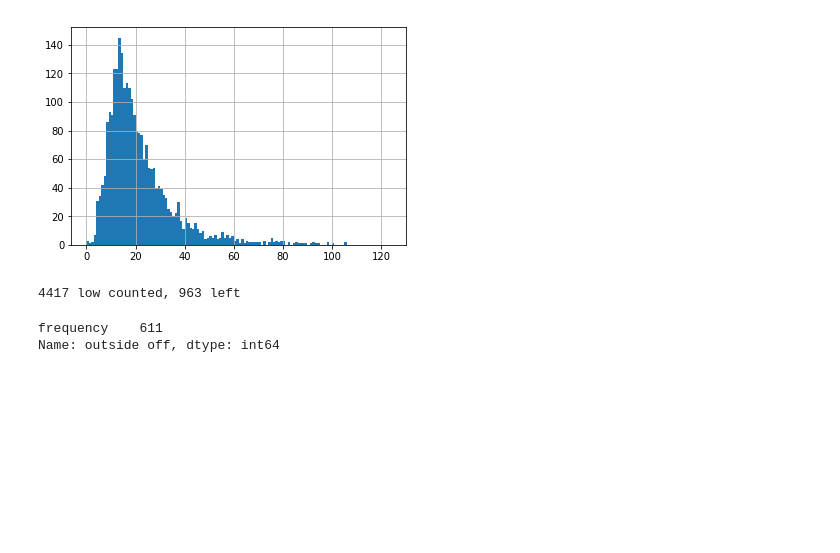
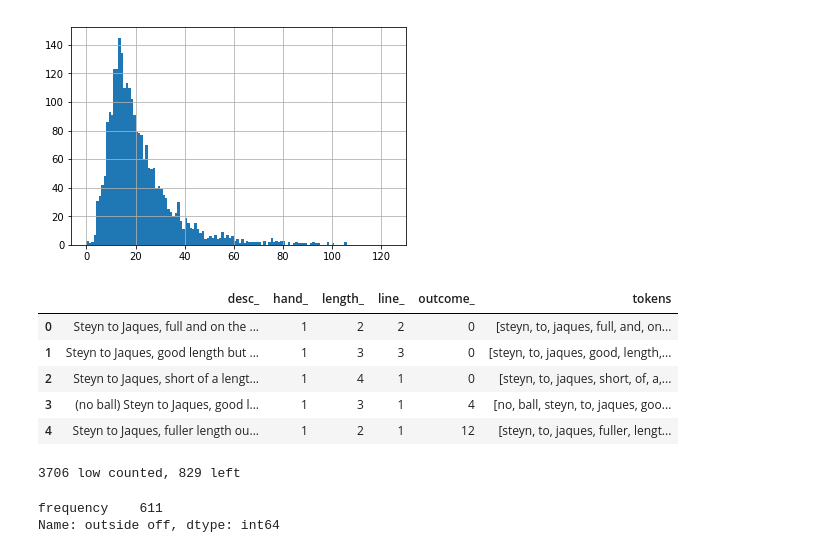
Before and after one commit to rohit11may/cricket-commentary-analysis, a Jupyter notebook: nlp_labelling_tfidf.ipynb, the cells around one changed output. Cells and saved outputs as stored; diff of their text form; code cells hidden in the pictures; blank space fills up the shorter version.

```diff
--- a/nlp_labelling_tfidf.ipynb
+++ b/nlp_labelling_tfidf.ipynb
@@ -104,3 +104,12 @@ lens.hist(bins=[x for x in range(125)])
 # %% [output]
 <matplotlib.axes._subplots.AxesSubplot at 0x...>
 [figure]
+# %%
+df.head()
+# %% [output]
+|  | desc_ | hand_ | length_ | line_ | outcome_ | tokens |
+| 0 | Steyn to Jaques, full and on the ... | 1 | 2 | 2 | 0 | [steyn, to, jaques, full, and, on... |
+| 1 | Steyn to Jaques, good length but ... | 1 | 3 | 3 | 0 | [steyn, to, jaques, good, length,... |
+| 2 | Steyn to Jaques, short of a lengt... | 1 | 4 | 1 | 0 | [steyn, to, jaques, short, of, a,... |
+| 3 | (no ball) Steyn to Jaques, good l... | 1 | 3 | 1 | 4 | [no, ball, steyn, to, jaques, goo... |
+| 4 | Steyn to Jaques, fuller length ou... | 1 | 2 | 1 | 12 | [steyn, to, jaques, fuller, lengt... |
@@ -115,14 +153,11 @@ def deleteLowCount(t, threshold):
         del t.word_counts[w]
     return t
 # %%
-#Remove Stopwords
-df['tokens_sw'] = df['tokens'].apply(lambda d: [w for w in d if w not in stopwords])
-
 t = Tokenizer()
-t.fit_on_texts(df['tokens_sw'])
+t.fit_on_texts(df['lemmatized'])
 t = deleteLowCount(t, 5)
 rT = dict(map(reversed, t.word_index.items()))
-df['sequence'] = t.texts_to_sequences(df['tokens_sw'])
+df['sequence'] = t.texts_to_sequences(df['lemmatized'])
 filtered = df['sequence'].apply(lambda x: [rT[num] for num in x])
 
 t = Tokenizer()
@@ -133,5 +168,5 @@ numDistinctWords = len(t.word_index) + 1
 
 df['tokenized_common'] = df['sequence'].apply(lambda x: ' '.join([rT[num] for num in x]))
 # %% [output]
-4417 low counted, 963 left
+3706 low counted, 829 left
 # %%
```
Also changed, not shown: parts of 20 cells of this notebook, 2 other files.
